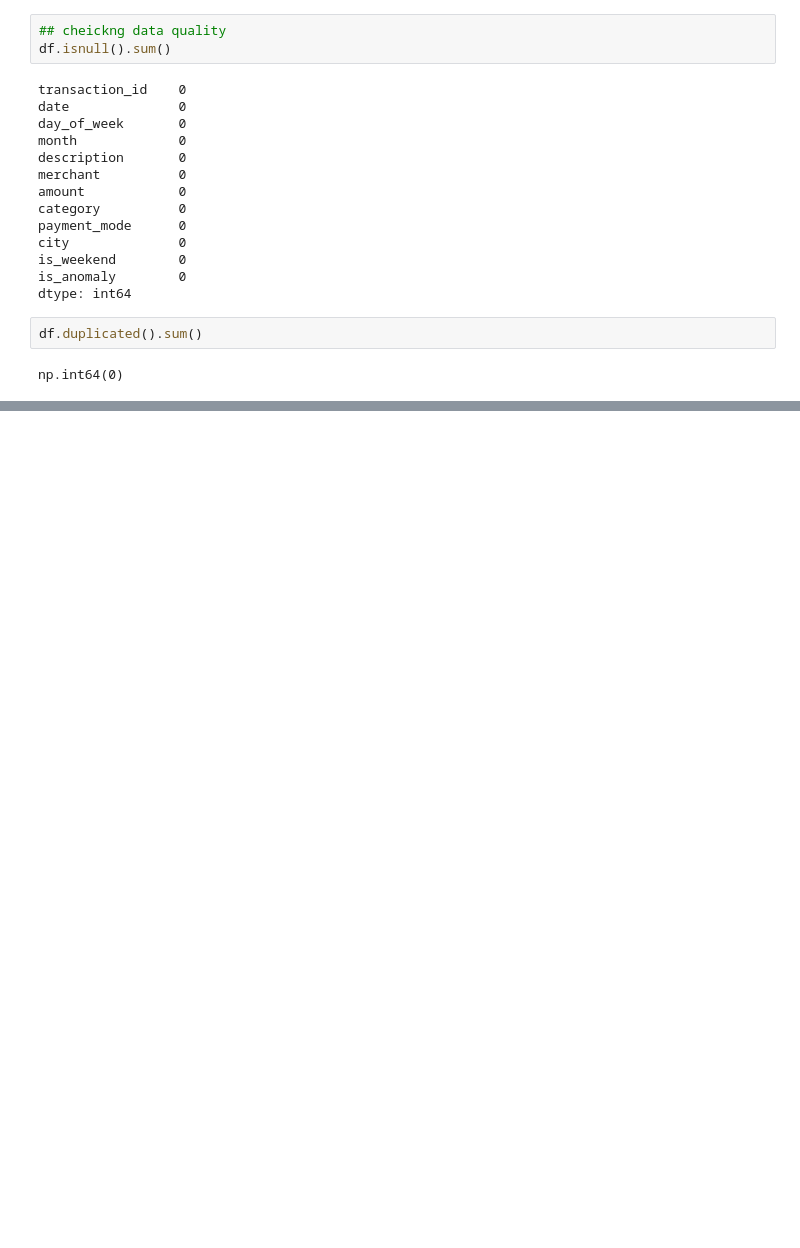
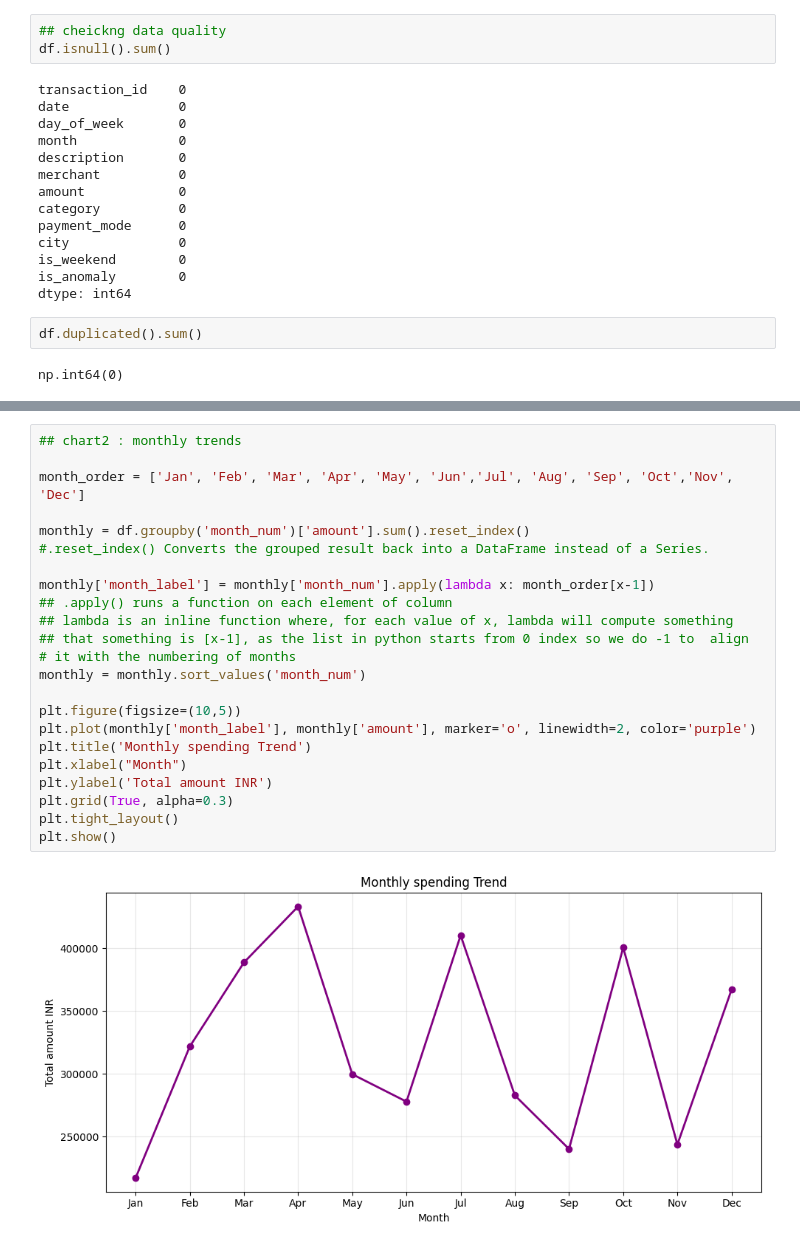
Before and after one commit to raajvir15/finance_analyzer_predictor, a Jupyter notebook: notebooks/1_eda.ipynb, the cells around one changed output, grey strips where cells are left out. Cells and saved outputs as stored; diff of their text form; blank space fills up the shorter version.

```diff
--- a/notebooks/1_eda.ipynb
+++ b/notebooks/1_eda.ipynb
@@ -116,0 +139,25 @@ print(df[['date', 'month_num', 'month_label']].head(10))
+# %%
+## chart2 : monthly trends
+
+month_order = ['Jan', 'Feb', 'Mar', 'Apr', 'May', 'Jun','Jul', 'Aug', 'Sep', 'Oct','Nov', 'Dec']
+
+monthly = df.groupby('month_num')['amount'].sum().reset_index()
+#.reset_index() Converts the grouped result back into a DataFrame instead of a Series.
+
+monthly['month_label'] = monthly['month_num'].apply(lambda x: month_order[x-1])
+## .apply() runs a function on each element of column
+## lambda is an inline function where, for each value of x, lambda will compute something
+## that something is [x-1], as the list in python starts from 0 index so we do -1 to  align
+# it with the numbering of months
+monthly = monthly.sort_values('month_num')
+
+plt.figure(figsize=(10,5))
+plt.plot(monthly['month_label'], monthly['amount'], marker='o', linewidth=2, color='purple')
+plt.title('Monthly spending Trend')
+plt.xlabel("Month")
+plt.ylabel('Total amount INR')
+plt.grid(True, alpha=0.3)
+plt.tight_layout()
+plt.show()
+# %% [output]
+[figure, added]
```
Also changed, not shown: parts of 17 cells of this notebook, 4 other files.
